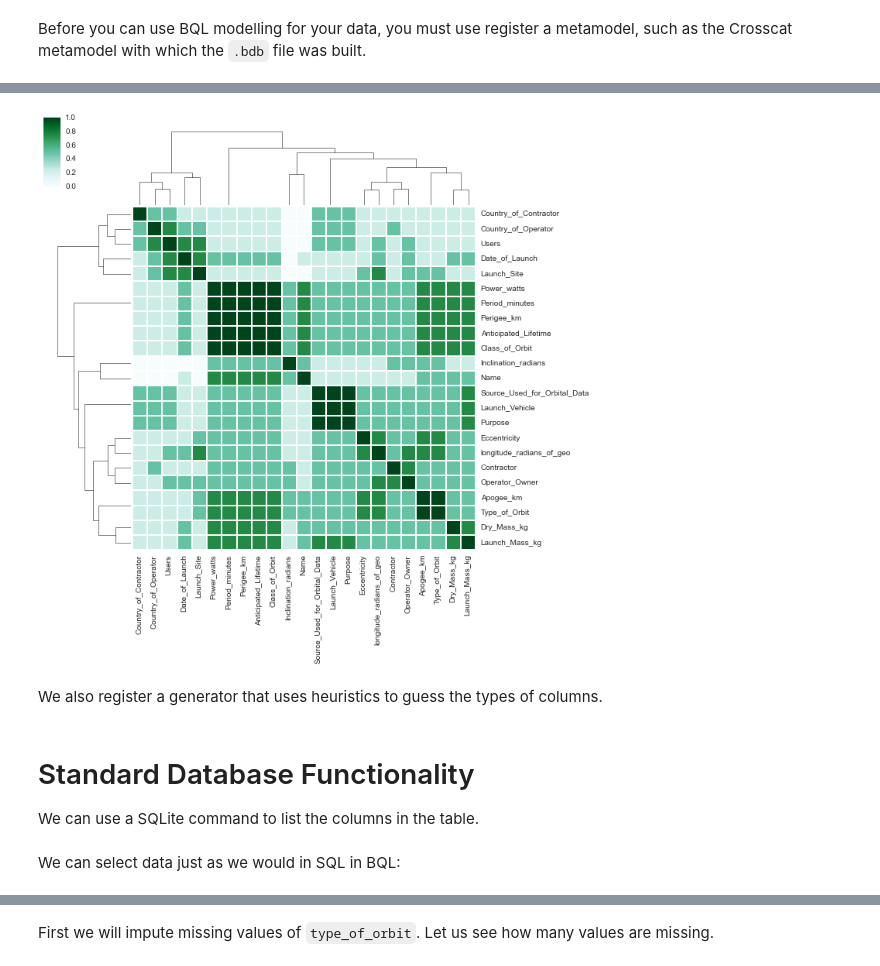
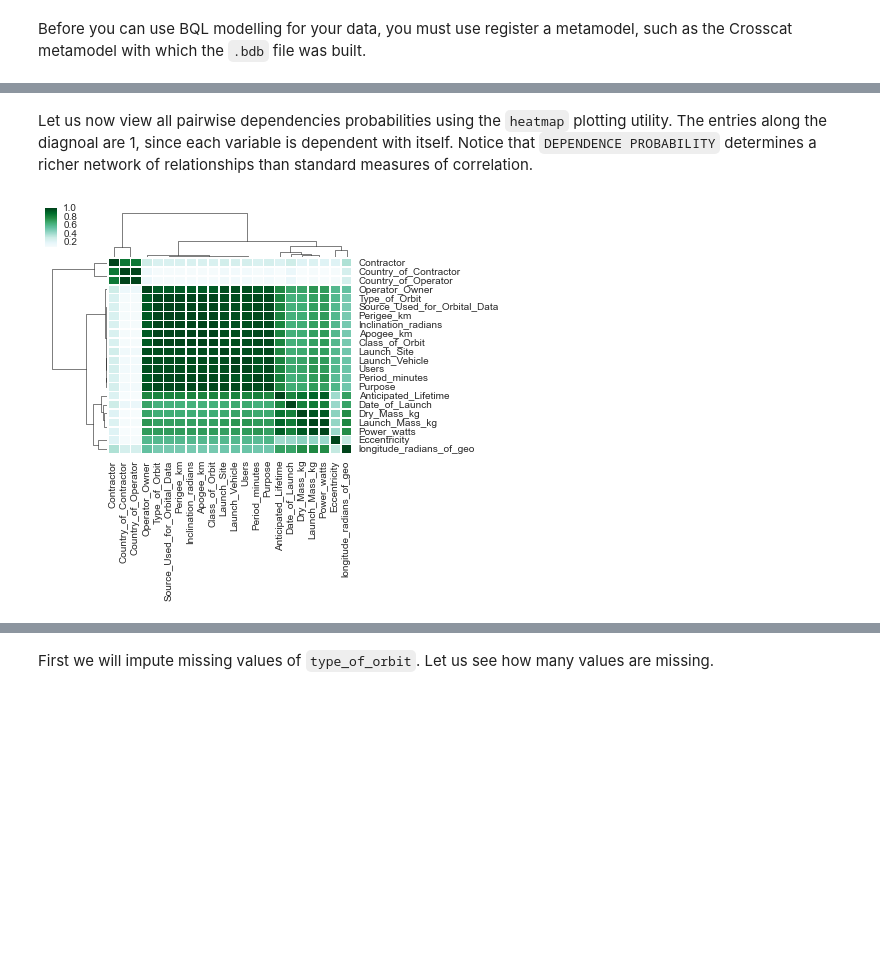
Before and after one commit to probcomp/bayeslite, a Jupyter notebook: examples/Satellites.ipynb, the cells around one changed output, grey strips where cells are left out. Drawn from its saved outputs; the diff is of its cells as text; code cells hidden in the pictures; blank space fills up the shorter version.

Commit message:
Cleanup, a few new commands working

```diff
--- a/examples/Satellites.ipynb
+++ b/examples/Satellites.ipynb
@@ -83,2 +9,7 @@ satellites_bdb = bayeslite.bayesdb_open("satellites.bdb")
+# %%
+import bayeslite
+import sys
+import bayeslite.shell.pretty as pretty
+satellites_bdb = bayeslite.bayesdb_open(pathname='satellites.bdb')
 # %% [markdown]
 This database contains a BayesDB table named `satellites`. We this table with the original raw data, which are in csv format with a header containing the column names.
@@ -124,8 +136,7 @@ pretty.pp_cursor(sys.stdout, satellites_bdb.execute('''SELECT COUNT(modelno) FRO
+# %% [markdown]
+Let us now view all pairwise dependencies probabilities using the `heatmap` plotting utility. The entries along the diagnoal are 1, since each variable is dependent with itself. Notice that `DEPENDENCE PROBABILITY` determines a richer network of relationships than standard measures of correlation.
 # %%
-df = bql_utils.cursor_to_df(satellites_bdb.execute(
-        'ESTIMATE DEPENDENCE PROBABILITY FROM PAIRWISE COLUMNS OF satellites_cc'))
-_ = plotutils.zmatrix(df)
+clustermap = bdbcontrib.heatmap(satellites_bdb,
+    'ESTIMATE DEPENDENCE PROBABILITY FROM PAIRWISE COLUMNS OF satellites_cc')
 # %% [output]
-[figure, old version]
+[figure, new version]
-# %% [markdown]
-We also register a generator that uses heuristics to guess the types of columns.
@@ -135,4 +142,0 @@ generator = bayeslite.guess.bayesdb_guess_generator(satellites_bdb, 'satellites_
-# %% [markdown]
-Standard Database Functionality
-====
-We can use a SQLite command to list the columns in the table.
@@ -141,2 +142,0 @@ pretty.pp_cursor(sys.stdout, satellites_bdb.sql_execute('PRAGMA table_info(satel
-# %% [markdown]
-We can select data just as we would in SQL in BQL:
```
Also changed, not shown: parts of 41 cells of this notebook.
